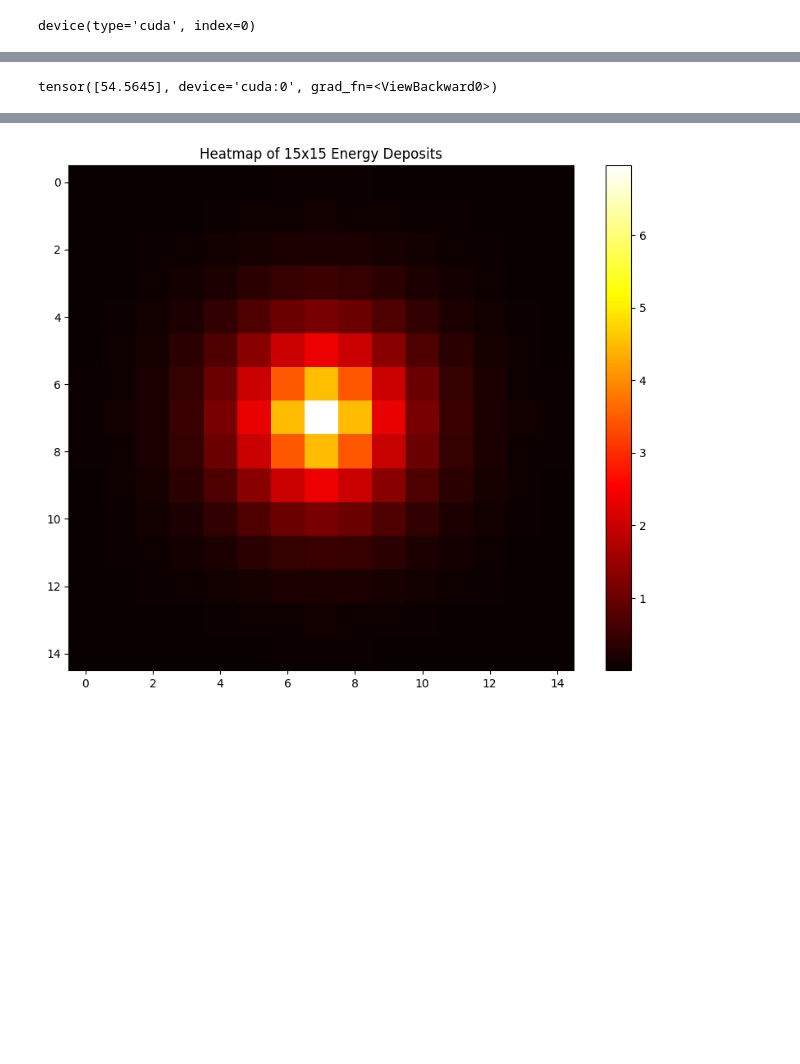
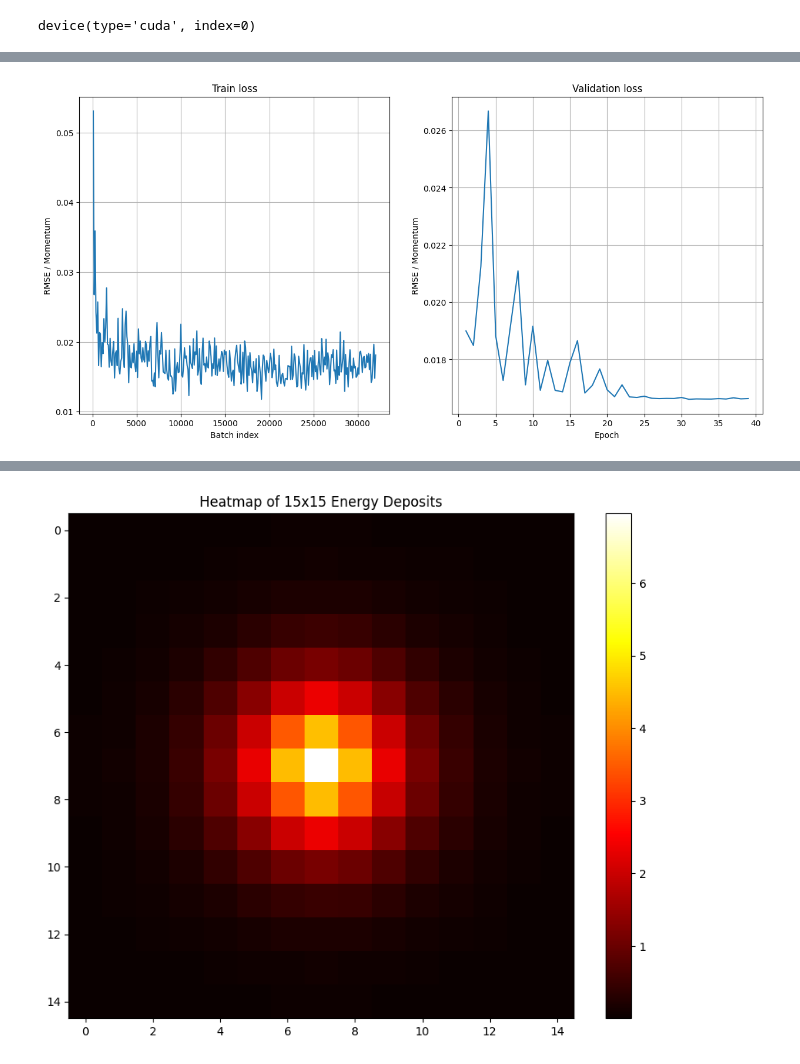
Before and after one commit to dxtvzw/ecal-optimization, a Jupyter notebook: src/experiments.ipynb, the cells around one changed output, grey strips where cells are left out. Saved outputs shown, nothing was run; the diff lists cells and outputs as text; code cells hidden in the pictures; blank space fills up the shorter version.

```diff
--- a/src/experiments.ipynb
+++ b/src/experiments.ipynb
@@ -17,6 +17,10 @@ from tqdm.auto import tqdm
 from IPython.display import clear_output
 
 import matplotlib.pyplot as plt
+
+from torch.utils.tensorboard import SummaryWriter
+
+writer = SummaryWriter('runs/ecal-experiment-1')
 # %%
 root_file = uproot.open('data/0001_64k_real_spectra_15x15_spot.root')
 nevents=None
@@ -39,7 +43,7 @@ device
 # %% [output]
 device(type='cuda', index=0)
 # %%
-X = np.array(EnergyDeposit).reshape(len(EnergyDeposit), -1)
+X = np.array(EnergyDeposit)
 y = ParticleMomentum
 
 X_train, X_val, y_train, y_val = train_test_split(X, y, test_size=0.2, random_state=42)
@@ -164,22 +193,14 @@ def train_fn(train_loader, val_loader, model, optimizer, lr_scheduler, criterion
 
     return train_loss, train_batch_idx
 # %%
-def loss_fn(pred, trg, weights):
-    return (torch.sqrt(F.mse_loss(pred, trg, reduction='none')) * weights).mean()
+def loss_fn(pred, trg, weights, eps=1e-9):
+    return (torch.sqrt(F.mse_loss(pred, trg, reduction='none') + eps) * weights).mean()
+
+def normal_loss_fn(pred, trg, weights):
+    return F.mse_loss(pred, trg)
 
 model = MyModel().to(device)
-optimizer = torch.optim.Adam(model.parameters(), lr=1e-4)
+optimizer = torch.optim.Adam(model.parameters(), lr=3e-4)
 lr_scheduler = optim.lr_scheduler.StepLR(optimizer, 5, gamma=0.5)
-criterion = loss_fn
-num_epochs = 3
-
-train_loss, train_batch_idx = train_fn(
-    train_loader=train_loader,
-    val_loader=val_loader,
-    model=model,
-    optimizer=optimizer,
-    lr_scheduler=lr_scheduler,
-    criterion=criterion,
-    num_epochs=num_epochs,
-    device=device
-)
+criterion = loss_fn # loss_fn
+num_epochs = 40
@@ -189,4 +206,0 @@ Epoch: 3/3 || Batch: 798/801 || Train loss: tensor([0.0212], device='cuda:0') ||
-# %%
-model(torch.tensor(X_train[0][None, ...], dtype=torch.float32, device=device))
-# %% [output]
-tensor([54.5645], device='cuda:0', grad_fn=<ViewBackward0>)
@@ -192,0 +211,15 @@ tensor([54.5645], device='cuda:0', grad_fn=<ViewBackward0>)
+# %%
+train_loss, train_batch_idx = train_fn(
+    train_loader=train_loader,
+    val_loader=val_loader,
+    model=model,
+    optimizer=optimizer,
+    lr_scheduler=lr_scheduler,
+    criterion=criterion,
+    num_epochs=num_epochs,
+    device=device,
+    log_freq=100,
+    max_grad_norm=20,
+)
+# %% [output]
+[figure, added]
```
Also changed, not shown: parts of 6 cells of this notebook, 3 other files.
